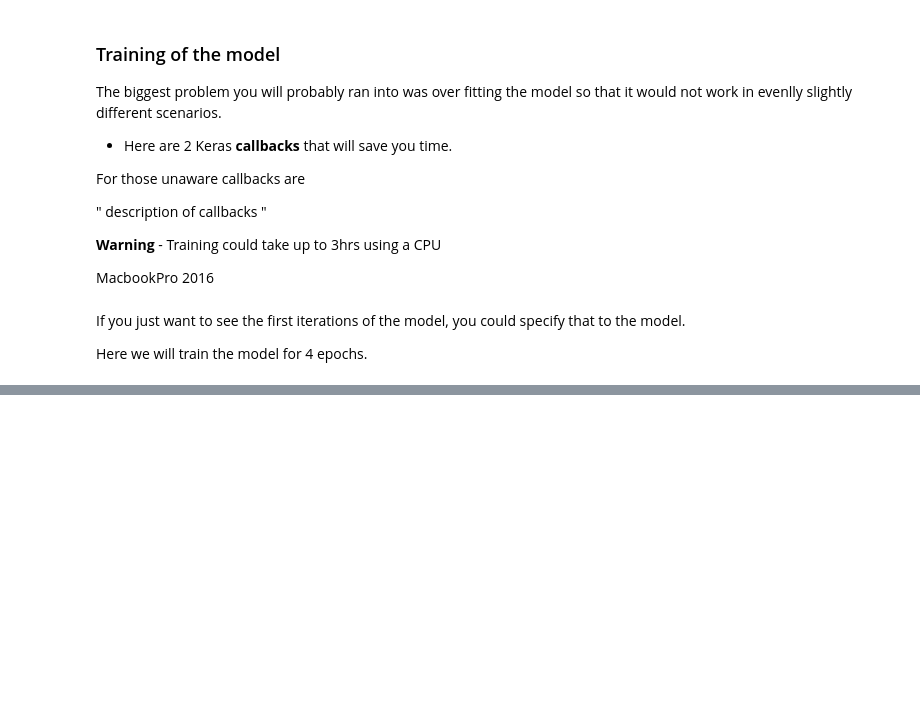
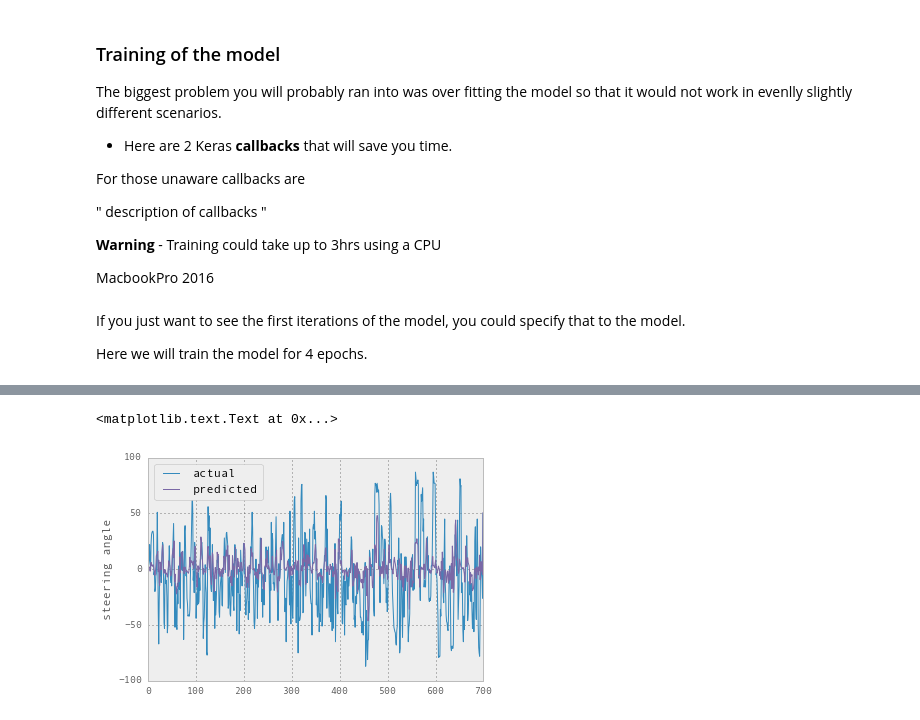
Before and after one commit to eleijonmarck/lane-follower, a Jupyter notebook: notebooks/wroscoeKerasmodel.ipynb, the cells around one changed output, grey strips where cells are left out. Cells and saved outputs as stored; diff of their text form; code cells hidden in the pictures; blank space fills up the shorter version.

```diff
--- a/notebooks/wroscoeKerasmodel.ipynb
+++ b/notebooks/wroscoeKerasmodel.ipynb
@@ -221,0 +232,10 @@ import pandas as pd
+# %%
+P = model.predict(X[:700])
+#predict outputs nested arrays so we need to reshape to plot.
+P = P.reshape((P.shape[0],))
+
+ax = pd.DataFrame({'predicted':P, 'actual':Y[:700]}).plot()
+ax.set_ylabel("steering angle")
+# %% [output]
+<matplotlib.text.Text at 0x...>
+[figure, added]
```
Also changed, not shown: parts of 11 cells of this notebook.
